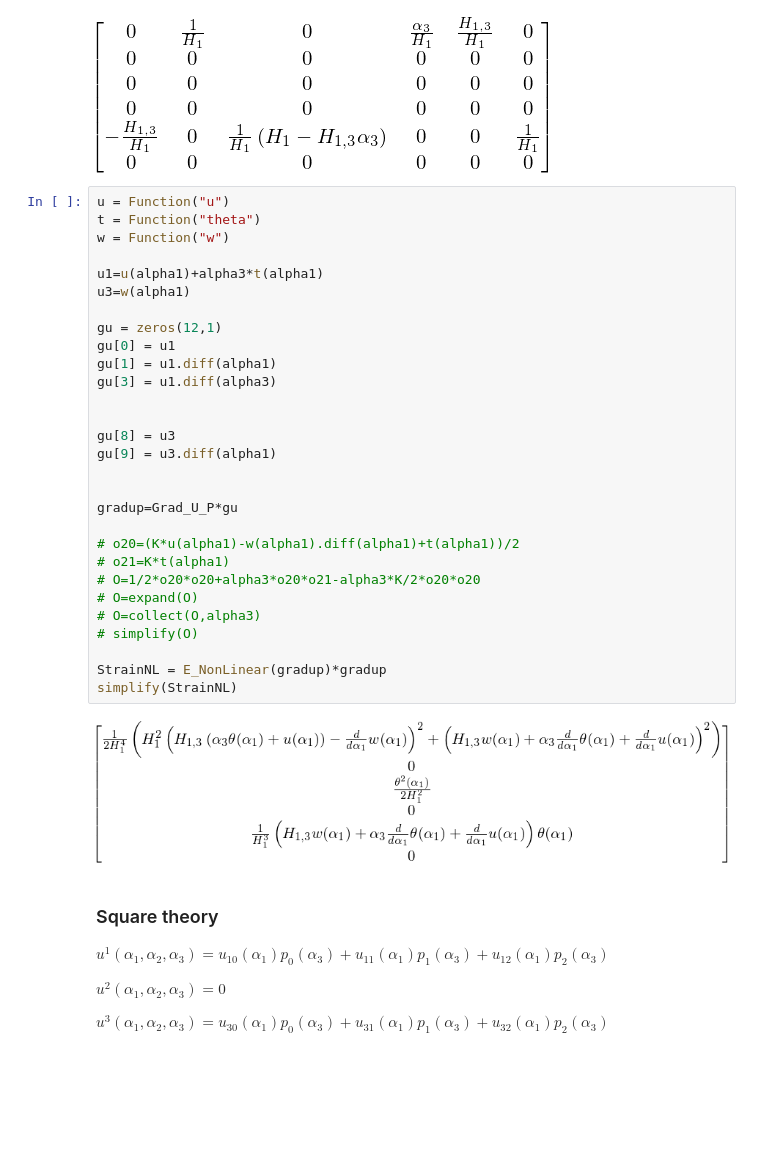
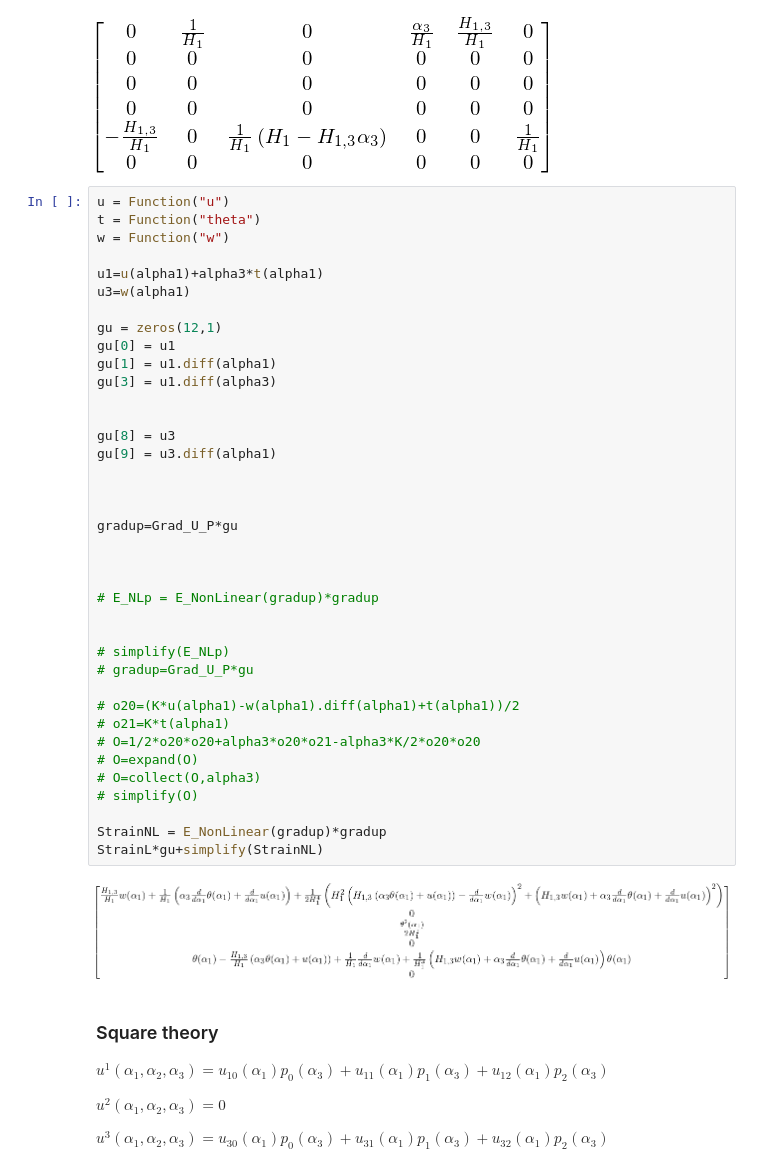
Before and after one commit to tarashor/vibrations, a Jupyter notebook: py/notebooks/MatricesForOrthogonalCoordinatesPlane.ipynb, the cells around one changed output. Cells and saved outputs as stored; diff of their text form; blank space fills up the shorter version.

```diff
--- a/py/notebooks/MatricesForOrthogonalCoordinatesPlane.ipynb
+++ b/py/notebooks/MatricesForOrthogonalCoordinatesPlane.ipynb
@@ -360,34 +363,43 @@ simplify(D_p_T)
 # %%
 u = Function("u")
 t = Function("theta")
 w = Function("w")
 
 u1=u(alpha1)+alpha3*t(alpha1)
 u3=w(alpha1)
 
 gu = zeros(12,1)
 gu[0] = u1
 gu[1] = u1.diff(alpha1)
 gu[3] = u1.diff(alpha3)
 
 
 gu[8] = u3
 gu[9] = u3.diff(alpha1)
 
 
+
 gradup=Grad_U_P*gu
+
+
+
+# E_NLp = E_NonLinear(gradup)*gradup
+
+
+# simplify(E_NLp)
+# gradup=Grad_U_P*gu
 
 # o20=(K*u(alpha1)-w(alpha1).diff(alpha1)+t(alpha1))/2
 # o21=K*t(alpha1)
 # O=1/2*o20*o20+alpha3*o20*o21-alpha3*K/2*o20*o20
 # O=expand(O)
 # O=collect(O,alpha3)
 # simplify(O)
 
 StrainNL = E_NonLinear(gradup)*gradup
-simplify(StrainNL)
+StrainL*gu+simplify(StrainNL)
 # %% [output]
-[figure, old version]
+[figure, new version]
 # %% [markdown]
 ### Square theory
 
```
Also changed, not shown: parts of 3 cells of this notebook, 2 other files.
